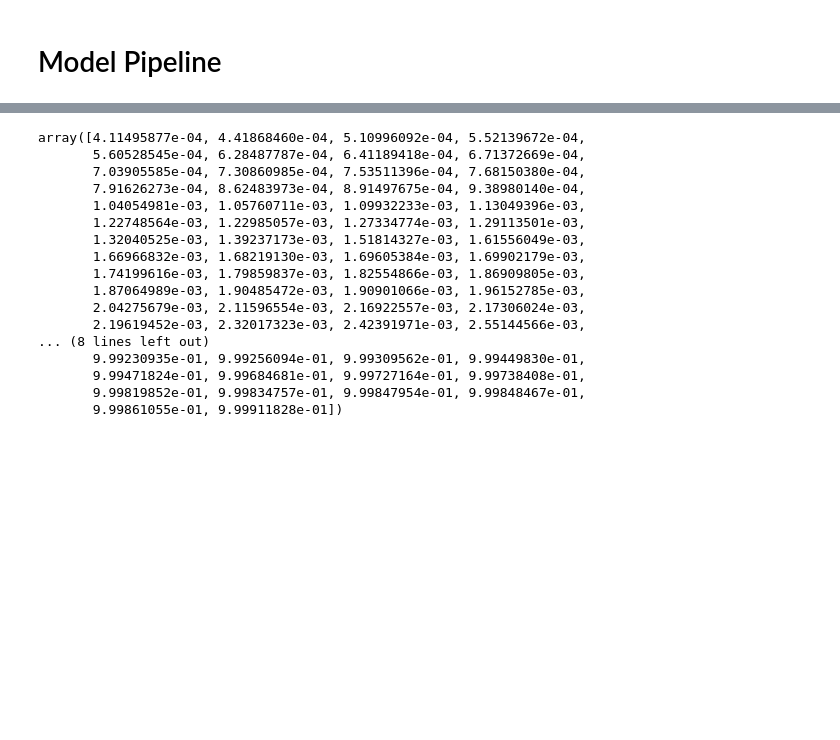
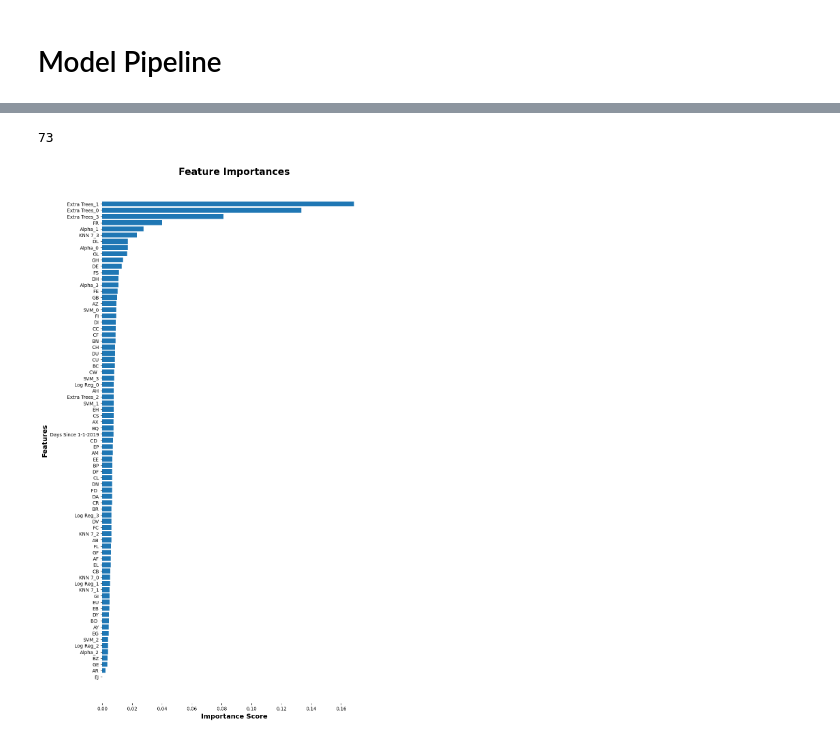
Before and after one commit to ClayGendron/icr-identify-age-related-conditions-kaggle, a Jupyter notebook: icr-gendron-2.ipynb, the cells around one changed output, grey strips where cells are left out. Saved outputs shown, nothing was run; the diff lists cells and outputs as text; code cells hidden in the pictures; blank space fills up the shorter version.

```diff
--- a/icr-gendron-2.ipynb
+++ b/icr-gendron-2.ipynb
@@ -164,6 +165,3 @@ X_train = pd.concat([X_train, model_prediction_features_df], axis = 1)
-# %%
-for pred_class in y_train_alpha:
-    X_train['Alpha_' + str(pred_class)] = (X_train['Extra Trees_' + str(pred_class)] + X_train['TabPFN_' + str(pred_class)]) / 2
 # %%
 print('Shape of X:', X_train.shape)
 print('Shape of y:', y_train_alpha.shape)
@@ -179,7 +177,7 @@ Shape of y: (473,)
 def competition_log_loss(y_true, y_pred):
     # calculate the predictin probability, clip it to avoid log(0) and calculate the log loss
     proba_1 = np.clip(y_pred, 1e-15, 1 - 1e-15)
-    proba_0 = 1 - proba_1
+    proba_0 = np.clip(1 - proba_1, 1e-15, 1 - 1e-15)
 
     # count each class
     class_0 = np.sum(1 - y_true)
@@ -197,3 +195,21 @@ balanced_log_loss_scorer = make_scorer(competition_log_loss, greater_is_better =
 # %%
 X_train['Class'] = y_train_class
 X_train['Alpha'] = y_train_alpha
+# %%
+# models
+xgb = XGBClassifier(
+    booster = 'gbtree',
+    learning_rate = 0.02,
+    n_estimators = 300,
+    max_depth = 6,
+    gamma = 0.3,
+    min_child_weight = 2,
+    max_delta_step = 1,
+    subsample = 0.7,
+    base_score = 0.85,
+    n_jobs = -1, random_state = random_seed
+)
+
+tabpfn = TabPFNClassifier(
+    N_ensemble_configurations = 64
+)
@@ -271,22 +403,22 @@ Balanced Log Loss: 0.3645385067073838
+# %%
+y_true[0]
+
+class_0 = np.sum(1 - y_true[4])
+class_0
+# %% [output]
+73
+# %%
+feature_cols = X_train.columns
+feature_cols = feature_cols.drop(['Class', 'Alpha'])
 # %%
+importances = pd.Series(xgb.feature_importances_, index = feature_cols).sort_values(ascending = True)
 
-y_pred[3].sort()
-y_pred[3]
+plt.figure(figsize = (10, 20))
+plt.title('Feature Importances', fontdict = font_dict_header)
+plt.box(False)
+plt.barh(importances.index, importances.values)
+plt.xlabel('Importance Score', fontdict = font_dict_axistitle)
+plt.ylabel('Features', fontdict = font_dict_axistitle)
+plt.show()
 # %% [output]
-array([4.11495877e-04, 4.41868460e-04, 5.10996092e-04, 5.52139672e-04,
-       5.60528545e-04, 6.28487787e-04, 6.41189418e-04, 6.71372669e-04,
-       7.03905585e-04, 7.30860985e-04, 7.53511396e-04, 7.68150380e-04,
-       7.91626273e-04, 8.62483973e-04, 8.91497675e-04, 9.38980140e-04,
-       1.04054981e-03, 1.05760711e-03, 1.09932233e-03, 1.13049396e-03,
-       1.22748564e-03, 1.22985057e-03, 1.27334774e-03, 1.29113501e-03,
-       1.32040525e-03, 1.39237173e-03, 1.51814327e-03, 1.61556049e-03,
-       1.66966832e-03, 1.68219130e-03, 1.69605384e-03, 1.69902179e-03,
-       1.74199616e-03, 1.79859837e-03, 1.82554866e-03, 1.86909805e-03,
-       1.87064989e-03, 1.90485472e-03, 1.90901066e-03, 1.96152785e-03,
-       2.04275679e-03, 2.11596554e-03, 2.16922557e-03, 2.17306024e-03,
-       2.19619452e-03, 2.32017323e-03, 2.42391971e-03, 2.55144566e-03,
-... (8 lines left out)
-       9.99230935e-01, 9.99256094e-01, 9.99309562e-01, 9.99449830e-01,
-       9.99471824e-01, 9.99684681e-01, 9.99727164e-01, 9.99738408e-01,
-       9.99819852e-01, 9.99834757e-01, 9.99847954e-01, 9.99848467e-01,
-       9.99861055e-01, 9.99911828e-01])
+[figure, added]
```
Also changed, not shown: parts of 17 cells of this notebook, 3 other files.
